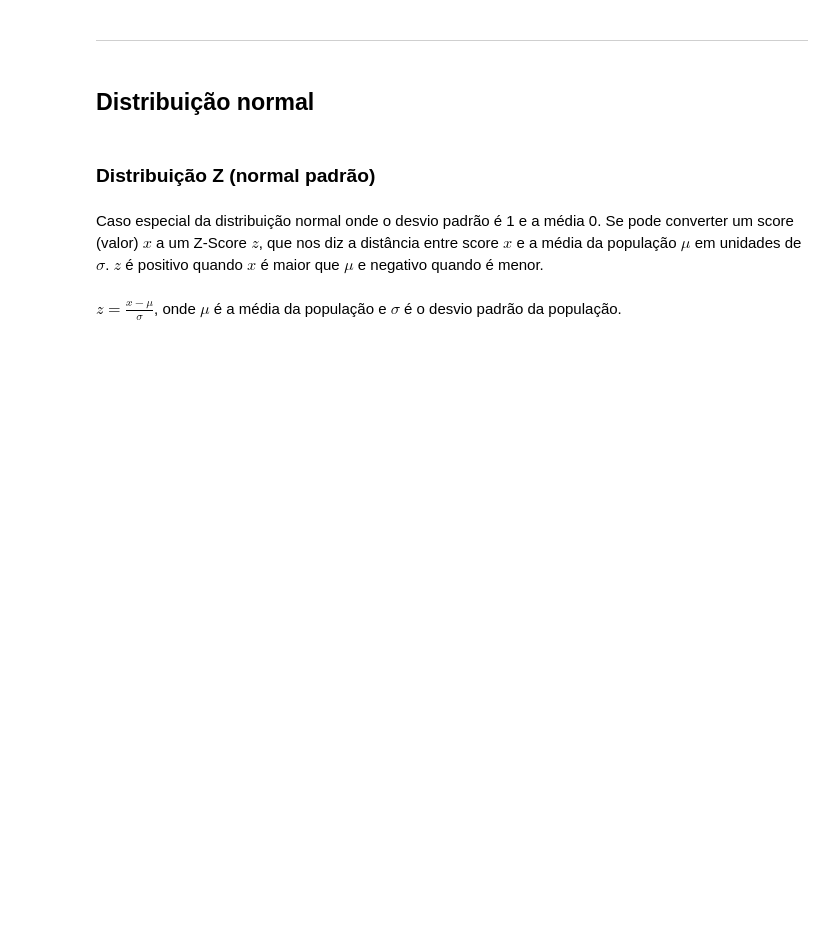
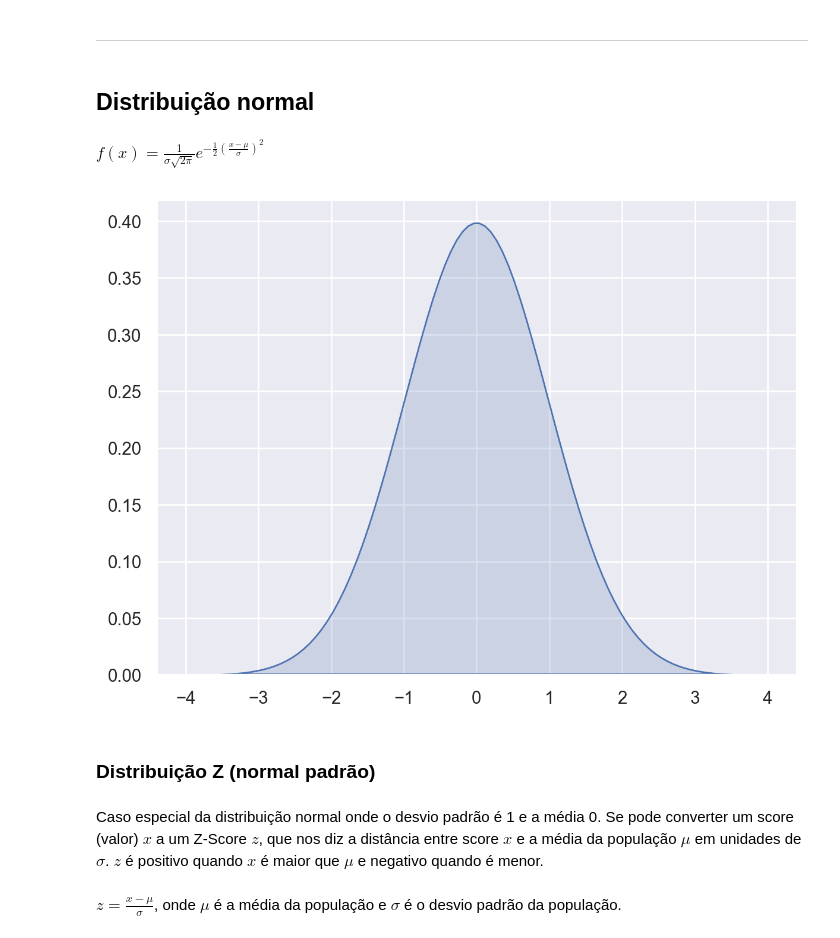
Before and after one commit to joaofauvel/mba-ds, a Jupyter notebook: Fundamentos de Estatística/fundamentos_estatistica.ipynb, the cells around one changed output. Cells and saved outputs as stored; diff of their text form; code cells hidden in the pictures; blank space fills up the shorter version.

```diff
--- a/Fundamentos de Estatística/fundamentos_estatistica.ipynb
+++ b/Fundamentos de Estatística/fundamentos_estatistica.ipynb
@@ -248,6 +250,19 @@ $ \displaystyle t = \frac{\bar{x} - \mu _{0}}{s/\sqrt{n}} $
 ---
 # %% [markdown]
 ## Distribuição normal
+# %% [markdown]
+$
+\displaystyle f(x)={\frac {1}{\sigma {\sqrt {2\pi }}}}e^{-{\frac {1}{2}}\left({\frac {x-\mu }{\sigma }}\right)^{2}}
+$
+# %%
+x = np.linspace(-4,4,100)
+# %%
+(
+    so.Plot(x=x, y=stats.norm.pdf(x))
+    .add(so.Area())
+)
+# %% [output]
+[figure, added]
 # %% [markdown]
 ### Distribuição Z (normal padrão)
 # %% [markdown]
```
Also changed, not shown: parts of 7 cells of this notebook, 1 other file.
